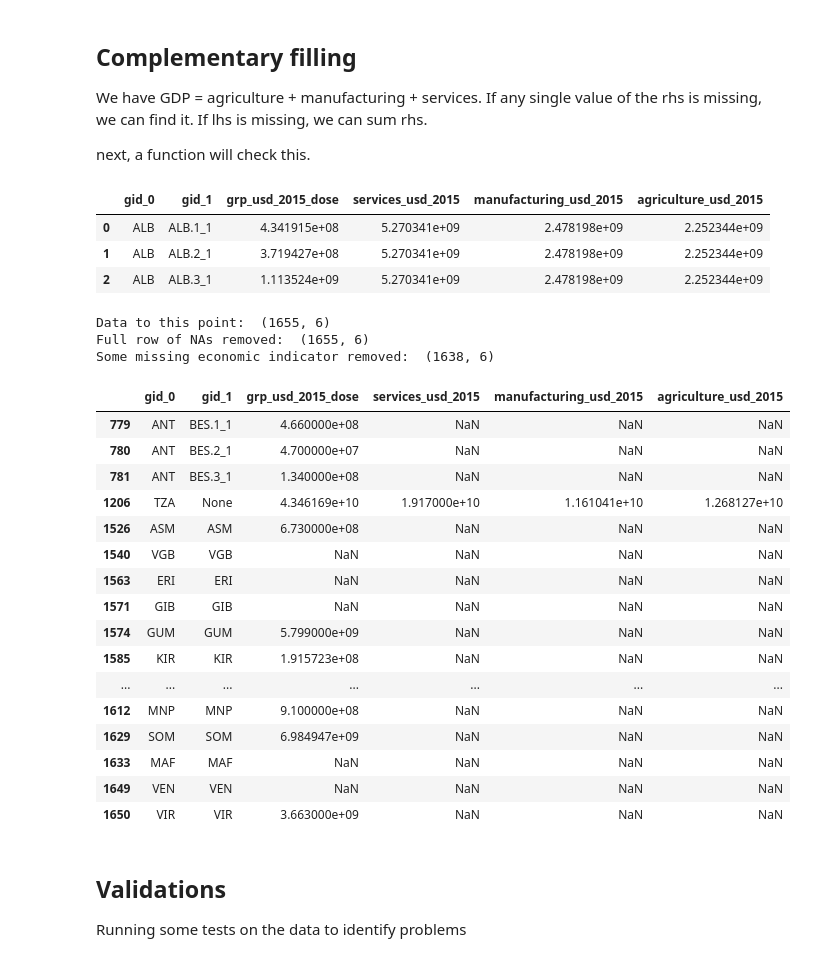
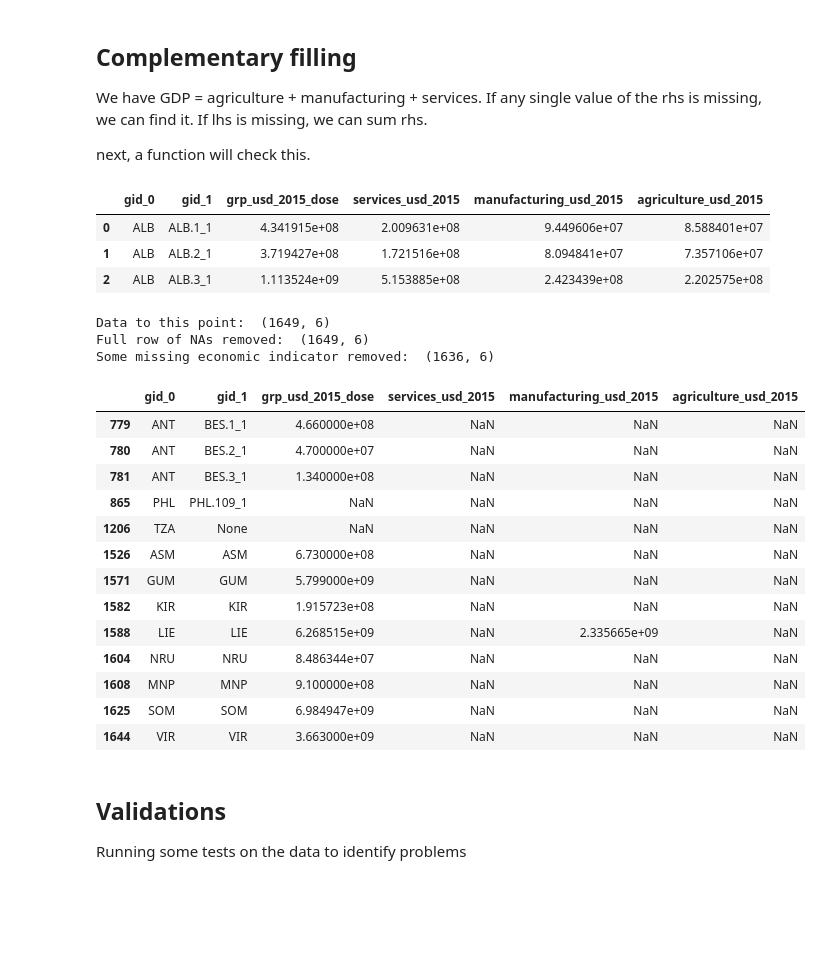
Before and after one commit to nismod/global-econ-data, a Jupyter notebook: notebooks/missing_countries.ipynb, the cells around one changed output. Drawn from its saved outputs; the diff is of its cells as text; code cells hidden in the pictures; blank space fills up the shorter version.

Commit message:
New errors identified in the data, started to correct them

```diff
--- a/notebooks/missing_countries.ipynb
+++ b/notebooks/missing_countries.ipynb
@@ -856,9 +874,9 @@ dose_light_combined_.tail(3)
 # %%
-missing_agriculture = dose_light_combined_[dose_light_combined_["agriculture_usd_2015"].isna()].index
-missing_services = dose_light_combined_[dose_light_combined_["services_usd_2015"].isna()].index
-missing_manufacturing = dose_light_combined_[dose_light_combined_["manufacturing_usd_2015"].isna()].index
+missing_agriculture = dose_light_combined[dose_light_combined["agriculture_usd_2015"].isna()].index
+missing_services = dose_light_combined[dose_light_combined["services_usd_2015"].isna()].index
+missing_manufacturing = dose_light_combined[dose_light_combined["manufacturing_usd_2015"].isna()].index
 
-missing_grp = dose_light_combined_[dose_light_combined_["grp_usd_2015_dose"].isna()].index
+missing_grp = dose_light_combined[dose_light_combined["grp_usd_2015_dose"].isna()].index
 # %%
 missing_grp
 # %% [output]
@@ -866,9 +884,9 @@ Index([132, 865, 1206, 1540, 1563, 1571, 1586, 1633, 1649], dtype='int64')
 # %%
-dose_light_combined_.loc[missing_agriculture,"agriculture_usd_2015"] = dose_light_combined_.loc[missing_agriculture,"agriculture_frac"]*dose_light_combined_.loc[missing_agriculture,"grp_usd_2015_wdi"]
+dose_light_combined.loc[missing_agriculture,"agriculture_usd_2015"] = dose_light_combined.loc[missing_agriculture,"agriculture_frac"]*dose_light_combined.loc[missing_agriculture,"grp_usd_2015_dose"]
 
-dose_light_combined_.loc[missing_manufacturing,"manufacturing_usd_2015"] = dose_light_combined_.loc[missing_manufacturing,"manufacturing_frac"]*dose_light_combined_.loc[missing_manufacturing,"grp_usd_2015_wdi"]
+dose_light_combined.loc[missing_manufacturing,"manufacturing_usd_2015"] = dose_light_combined.loc[missing_manufacturing,"manufacturing_frac"]*dose_light_combined.loc[missing_manufacturing,"grp_usd_2015_dose"]
 
-dose_light_combined_.loc[missing_services,"services_usd_2015"] = dose_light_combined_.loc[missing_services,"services_frac"]*dose_light_combined_.loc[missing_services,"grp_usd_2015_wdi"]
+dose_light_combined.loc[missing_services,"services_usd_2015"] = dose_light_combined.loc[missing_services,"services_frac"]*dose_light_combined.loc[missing_services,"grp_usd_2015_dose"]
 
 # dose_light_combined.loc[missing_grp,"grp_usd_2015"] = dose_light_combined.loc[missing_services,"grp_usd_2015_"]
 # %%
@@ -887,4 +898,4 @@ dose_light_combined_.iloc[missing_grp]
 # %%
-dose_light_combined_ = dose_light_combined_.drop(columns=["country_code","country",*[x for x in dose_light_combined_.columns if re.search(string = x,pattern="(_frac)|(_2015_wdi)")]])
+dose_light_combined = dose_light_combined.drop(columns=["country_code","country",*[x for x in dose_light_combined.columns if re.search(string = x,pattern="(_frac)|(_2015_wdi)")]])
 # %%
 # still some NAs
@@ -925,9 +936,9 @@ We have GDP = agriculture + manufacturing + services. If any single value of the
 
 next, a function will check this.
 # %%
-dose_light_combined_.head(3)
+dose_light_combined.head(3)
 # %% [output]
 |  | gid_0 | gid_1 | grp_usd_2015_dose | services_usd_2015 | manufacturing_usd_2015 | agriculture_usd_2015 |
-| 0 | ALB | ALB.1_1 | 4.341915e+08 | 5.270341e+09 | 2.478198e+09 | 2.252344e+09 |
-| 1 | ALB | ALB.2_1 | 3.719427e+08 | 5.270341e+09 | 2.478198e+09 | 2.252344e+09 |
-| 2 | ALB | ALB.3_1 | 1.113524e+09 | 5.270341e+09 | 2.478198e+09 | 2.252344e+09 |
+| 0 | ALB | ALB.1_1 | 4.341915e+08 | 2.009631e+08 | 9.449606e+07 | 8.588401e+07 |
+| 1 | ALB | ALB.2_1 | 3.719427e+08 | 1.721516e+08 | 8.094841e+07 | 7.357106e+07 |
+| 2 | ALB | ALB.3_1 | 1.113524e+09 | 5.153885e+08 | 2.423439e+08 | 2.202575e+08 |
@@ -952,35 +960,32 @@ def check_and_fill_row(row: pd.Series):
 
     return row
 # %%
-dose_light_combined_[dose_light_combined_.isna().any(axis=1)] = dose_light_combined_[dose_light_combined_.isna().any(axis=1)].apply(check_and_fill_row,axis=1)
+dose_light_combined[dose_light_combined.isna().any(axis=1)] = dose_light_combined[dose_light_combined.isna().any(axis=1)].apply(check_and_fill_row,axis=1)
 # %%
-print("Data to this point: ",dose_light_combined_.shape)
-print("Full row of NAs removed: ", dose_light_combined_.dropna(axis=0,how="all").shape)
-print("Some missing economic indicator removed: ", dose_light_combined_.dropna(subset=["grp_usd_2015_dose","services_usd_2015","manufacturing_usd_2015","agriculture_usd_2015"],axis=0,how="any").shape)
+print("Data to this point: ",dose_light_combined.shape)
+print("Full row of NAs removed: ", dose_light_combined.dropna(axis=0,how="all").shape)
+print("Some missing economic indicator removed: ", dose_light_combined.dropna(subset=["grp_usd_2015_dose","services_usd_2015","manufacturing_usd_2015","agriculture_usd_2015"],axis=0,how="any").shape)
 # %% [output]
-Data to this point:  (1655, 6)
-Full row of NAs removed:  (1655, 6)
-Some missing economic indicator removed:  (1638, 6)
+Data to this point:  (1649, 6)
+Full row of NAs removed:  (1649, 6)
+Some missing economic indicator removed:  (1636, 6)
 # %%
 # 6 values have no economic information at all and will be removed in the next step
-dose_light_combined_[dose_light_combined_.isna().any(axis=1)]
+dose_light_combined[dose_light_combined.isna().any(axis=1)]
 # %% [output]
 |  | gid_0 | gid_1 | grp_usd_2015_dose | services_usd_2015 | manufacturing_usd_2015 | agriculture_usd_2015 |
 | 779 | ANT | BES.1_1 | 4.660000e+08 | NaN | NaN | NaN |
 | 780 | ANT | BES.2_1 | 4.700000e+07 | NaN | NaN | NaN |
 | 781 | ANT | BES.3_1 | 1.340000e+08 | NaN | NaN | NaN |
-| 1206 | TZA | None | 4.346169e+10 | 1.917000e+10 | 1.161041e+10 | 1.268127e+10 |
+| 865 | PHL | PHL.109_1 | NaN | NaN | NaN | NaN |
+| 1206 | TZA | None | NaN | NaN | NaN | NaN |
 | 1526 | ASM | ASM | 6.730000e+08 | NaN | NaN | NaN |
-| 1540 | VGB | VGB | NaN | NaN | NaN | NaN |
-| 1563 | ERI | ERI | NaN | NaN | NaN | NaN |
-| 1571 | GIB | GIB | NaN | NaN | NaN | NaN |
-| 1574 | GUM | GUM | 5.799000e+09 | NaN | NaN | NaN |
-| 1585 | KIR | KIR | 1.915723e+08 | NaN | NaN | NaN |
-| ... | ... | ... | ... | ... | ... | ... |
-| 1612 | MNP | MNP | 9.100000e+08 | NaN | NaN | NaN |
-| 1629 | SOM | SOM | 6.984947e+09 | NaN | NaN | NaN |
-| 1633 | MAF | MAF | NaN | NaN | NaN | NaN |
-| 1649 | VEN | VEN | NaN | NaN | NaN | NaN |
-| 1650 | VIR | VIR | 3.663000e+09 | NaN | NaN | NaN |
+| 1571 | GUM | GUM | 5.799000e+09 | NaN | NaN | NaN |
+| 1582 | KIR | KIR | 1.915723e+08 | NaN | NaN | NaN |
+| 1588 | LIE | LIE | 6.268515e+09 | NaN | 2.335665e+09 | NaN |
+| 1604 | NRU | NRU | 8.486344e+07 | NaN | NaN | NaN |
+| 1608 | MNP | MNP | 9.100000e+08 | NaN | NaN | NaN |
+| 1625 | SOM | SOM | 6.984947e+09 | NaN | NaN | NaN |
+| 1644 | VIR | VIR | 3.663000e+09 | NaN | NaN | NaN |
 # %%
 # writing back the modified data set into the original one. this can be avoided and all the operations can be done on the original one right away once the workflow is good.
```
Also changed, not shown: parts of 56 cells of this notebook.
